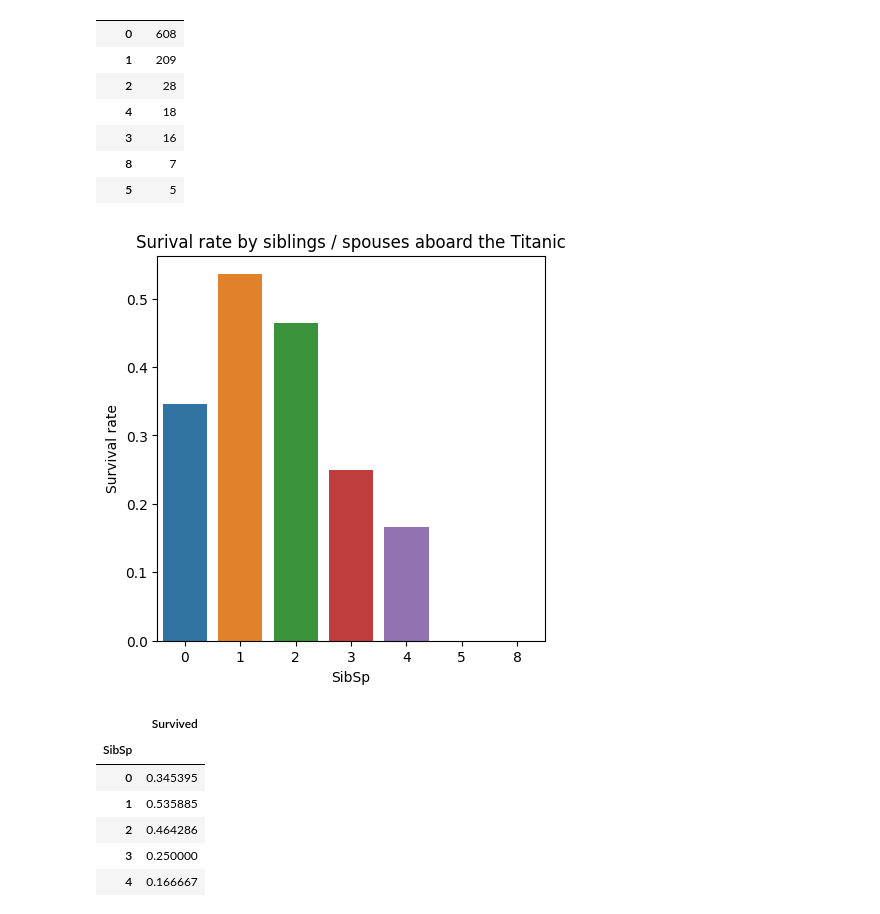
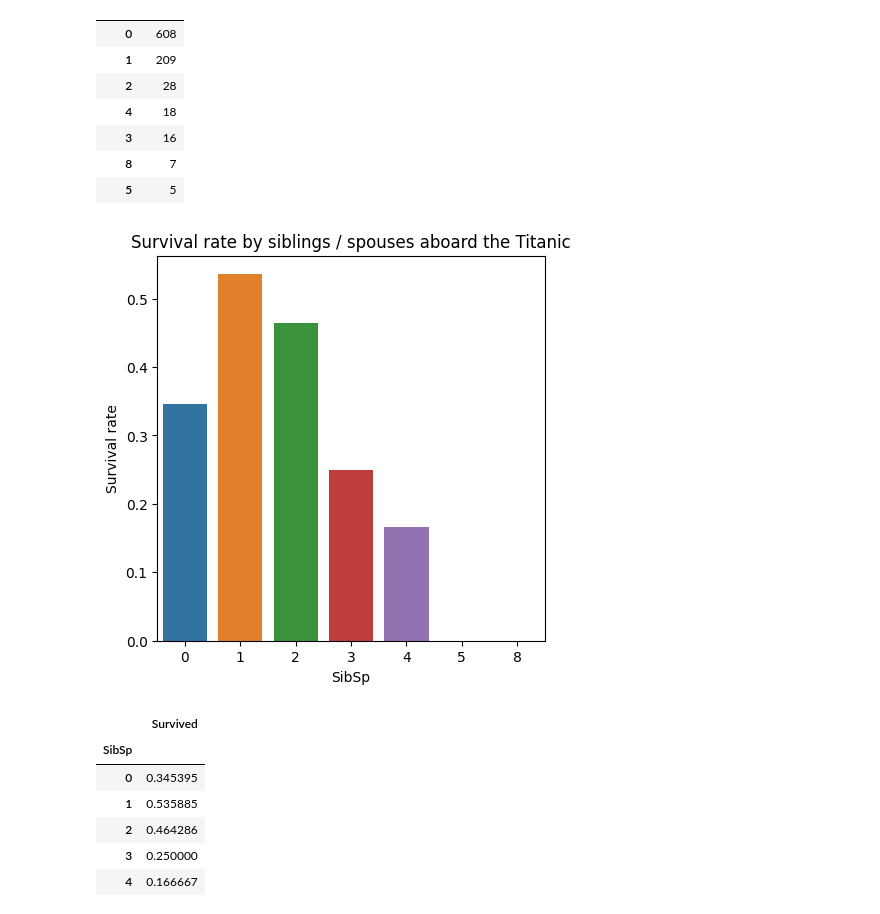
Before and after one commit to PeJiR/KAGGLE-Learn-Courses-, a Jupyter notebook: Titanic - Machine Learning from Disaster.ipynb, the cells around one changed output. Saved outputs shown, nothing was run; the diff lists cells and outputs as text; code cells hidden in the pictures.

Commit message:
Kaggle Notebook | Titanic - Machine Learning from Disaster | Version 7

```diff
--- a/Titanic - Machine Learning from Disaster.ipynb
+++ b/Titanic - Machine Learning from Disaster.ipynb
@@ -525,9 +525,9 @@ train_data['SibSp'].value_counts().to_frame()
 | 8 | 7 |
 | 5 | 5 |
 # %%
-bar_chart_compare(train_data, "SibSp",title= "Surival rate by siblings / spouses aboard the Titanic")
+bar_chart_compare(train_data, "SibSp",title= "Survival rate by siblings / spouses aboard the Titanic")
 # %% [output]
-[figure, old version]
+[figure, new version]
 # %%
 train_data.groupby(['SibSp']).Survived.mean().to_frame()
 # %% [output]
```
Also changed, not shown: parts of 1 cell of this notebook.
